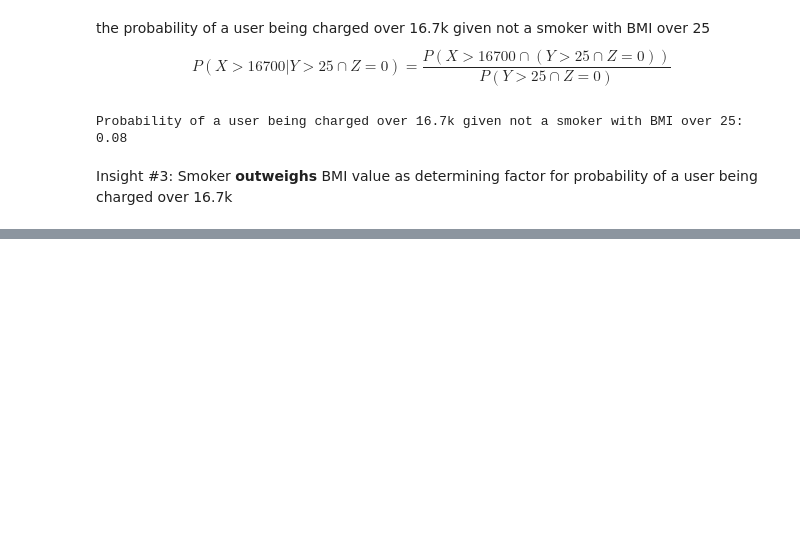
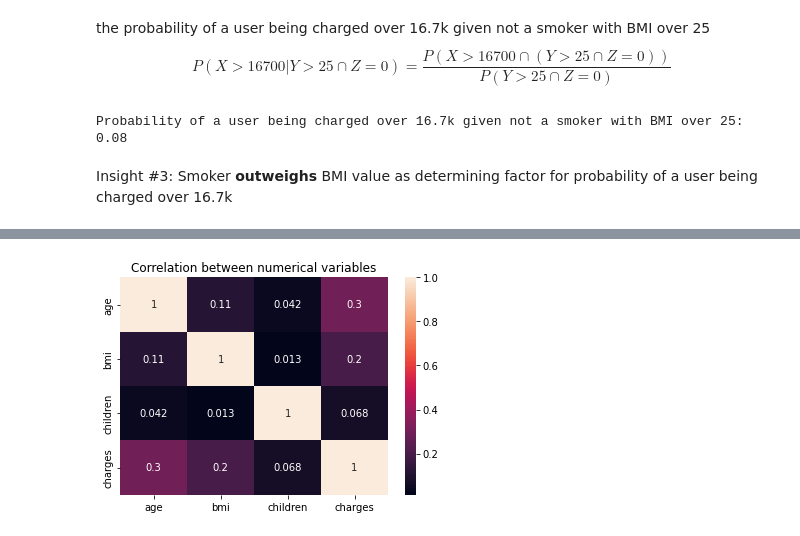
Before and after one commit to rahmanazizf/Pacmann_Projects, a Jupyter notebook: Project_Probability1/Project_1_Pacmann_RAF.ipynb, the cells around one changed output, grey strips where cells are left out. Saved outputs shown, nothing was run; the diff lists cells and outputs as text; code cells hidden in the pictures; blank space fills up the shorter version.

```diff
--- a/Project_Probability1/Project_1_Pacmann_RAF.ipynb
+++ b/Project_Probability1/Project_1_Pacmann_RAF.ipynb
@@ -246,0 +285,7 @@ Insight #3: Smoker **outweighs** BMI value as determining factor for probability
+# %%
+corr = insurance.corr()
+sns.heatmap(corr, annot=True)
+plt.title('Correlation between numerical variables')
+plt.show()
+# %% [output]
+[figure, added]
```
Also changed, not shown: parts of 19 cells of this notebook.
